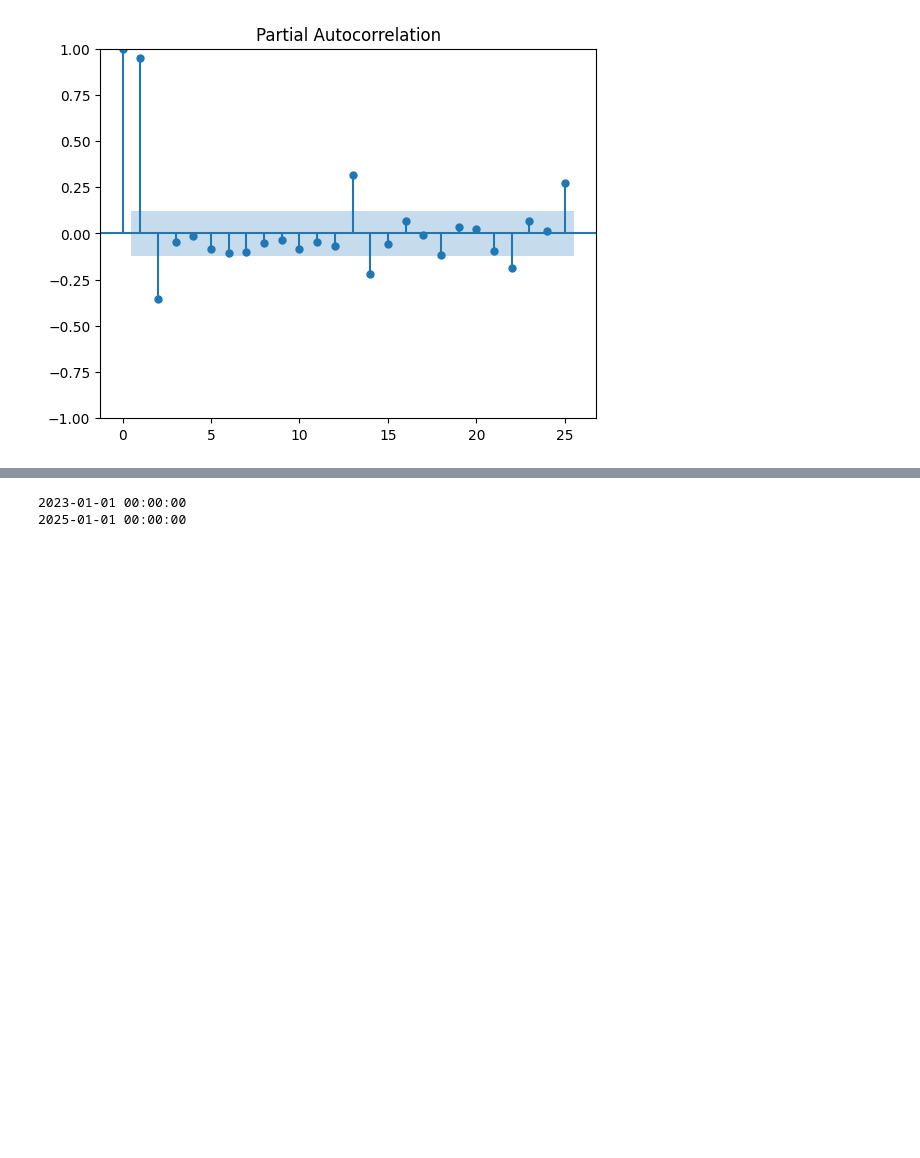
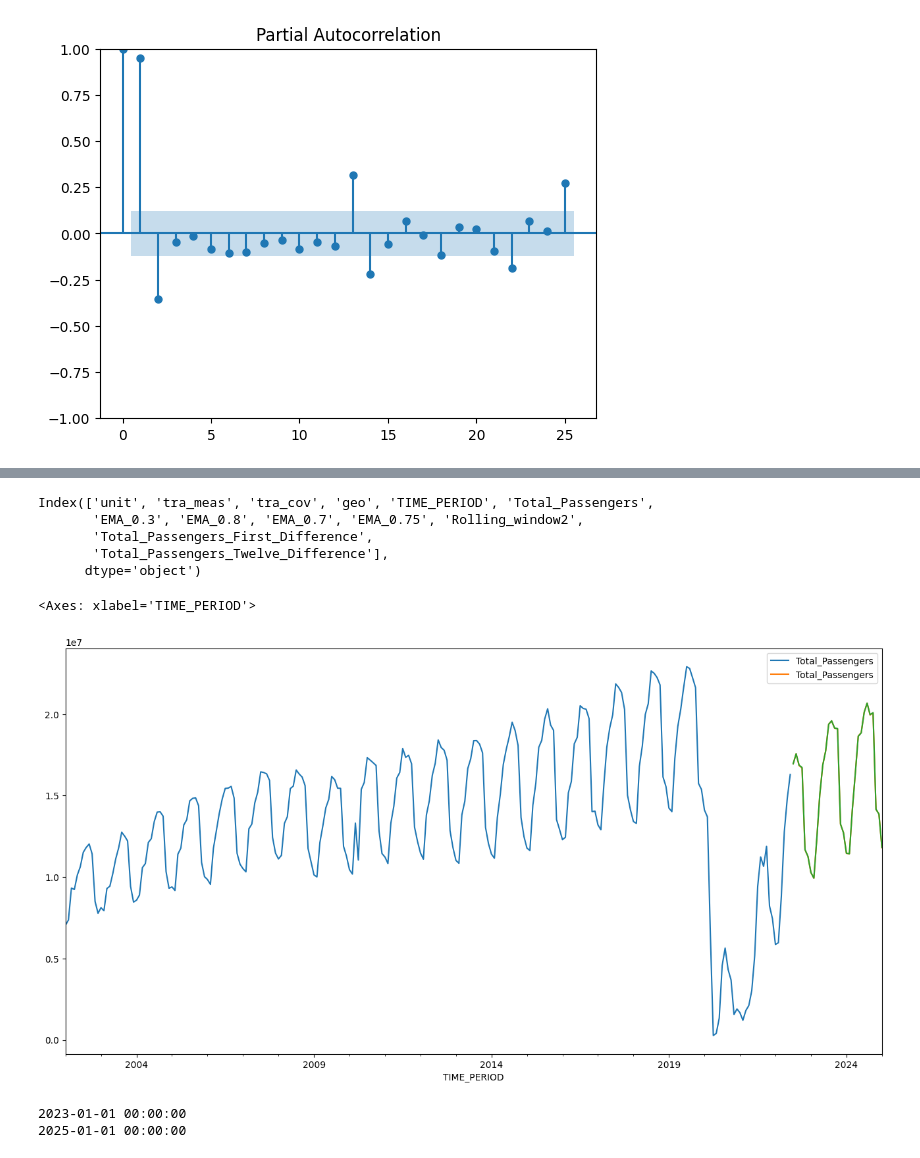
Before and after one commit to Hassan3924/Air-Passenger-Time-Series, a Jupyter notebook: airpassenger.ipynb, the cells around one changed output, grey strips where cells are left out. Saved outputs shown, nothing was run; the diff lists cells and outputs as text; code cells hidden in the pictures; blank space fills up the shorter version.

```diff
--- a/airpassenger.ipynb
+++ b/airpassenger.ipynb
@@ -468,0 +508,35 @@ model_SARIMA = SARIMAX(train_data['Total_Passengers'], order = (2,1,7), seasonal
+# %%
+ob_cleaned.columns
+# %% [output]
+Index(['unit', 'tra_meas', 'tra_cov', 'geo', 'TIME_PERIOD', 'Total_Passengers',
+       'EMA_0.3', 'EMA_0.8', 'EMA_0.7', 'EMA_0.75', 'Rolling_window2',
+       'Total_Passengers_First_Difference',
+       'Total_Passengers_Twelve_Difference'],
+      dtype='object')
+# %%
+# Assuming ob_cleaned is your DataFrame
+# Split the data: last 31 periods for testing, rest for training
+training_y = ob_cleaned.iloc[:-31, 5]  # Target variable (Total_Passengers) for training
+test_y = ob_cleaned.iloc[-31:, 5]   # Target variable (Total_Passengers) for testing
+
+# Exogenous variables (features from column 6 onwards)
+training_X = ob_cleaned.iloc[:-31, 6:]  # Exogenous variables for training
+test_X = ob_cleaned.iloc[-31:, 6:]   # Exogenous variables for testing
+# %%
+training_X.drop(labels=['Rolling_window2', 'Total_Passengers_First_Difference', 'Total_Passengers_Twelve_Difference'], axis =1, inplace=True)
+test_X.drop(labels=['Rolling_window2', 'Total_Passengers_First_Difference', 'Total_Passengers_Twelve_Difference'], axis =1, inplace=True)
+# %%
+model = auto_arima(y = training_y,
+                   X = training_X,
+                   seasonal=True,
+                   m = 12)
+# %%
+predictions = pd.Series(model.predict(n_periods=31,
+              X = test_X))
+# %%
+training_y.plot(figsize=(16, 8), legend=True)
+test_y.plot(legend=True)
+predictions.plot()
+# %% [output]
+<Axes: xlabel='TIME_PERIOD'>
+[figure, added]
```
Also changed, not shown: parts of 23 cells of this notebook.
